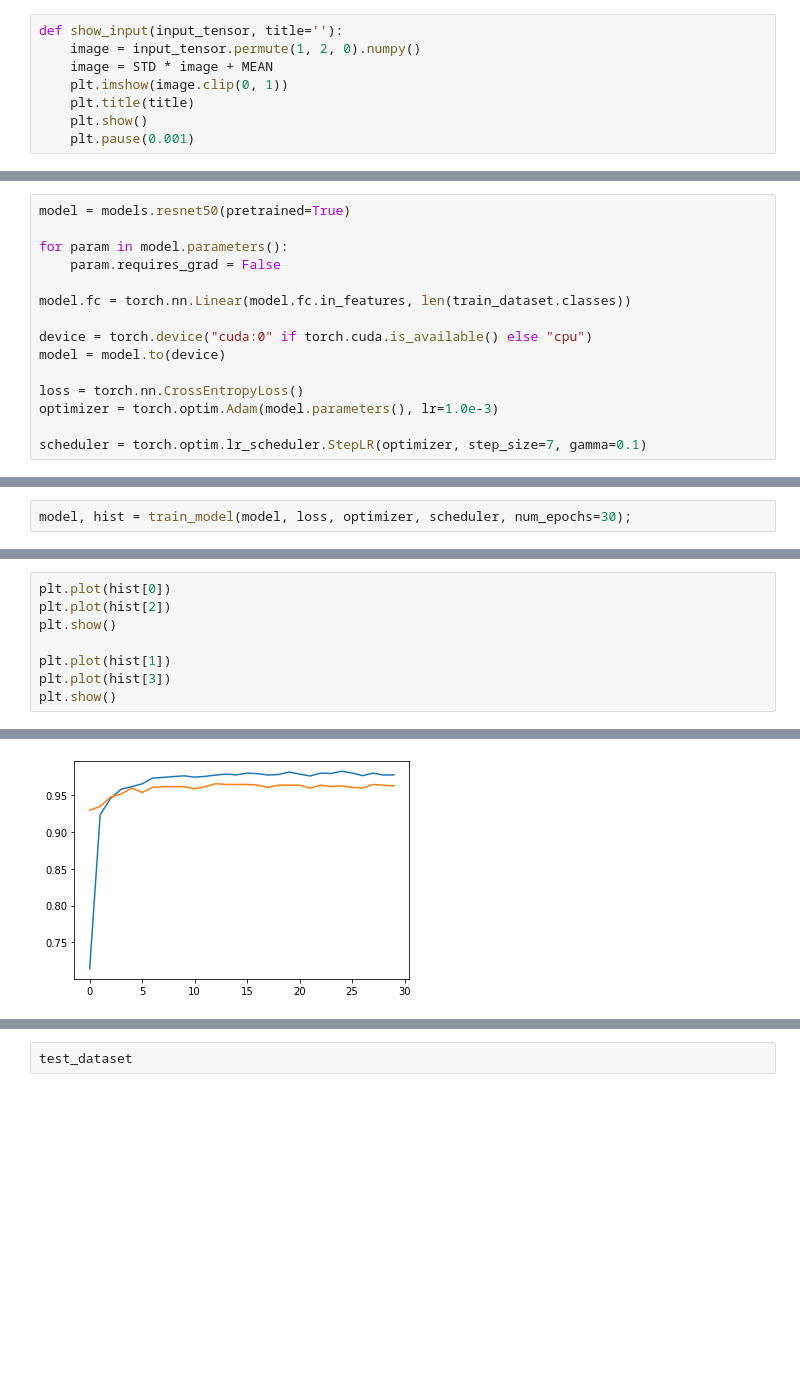
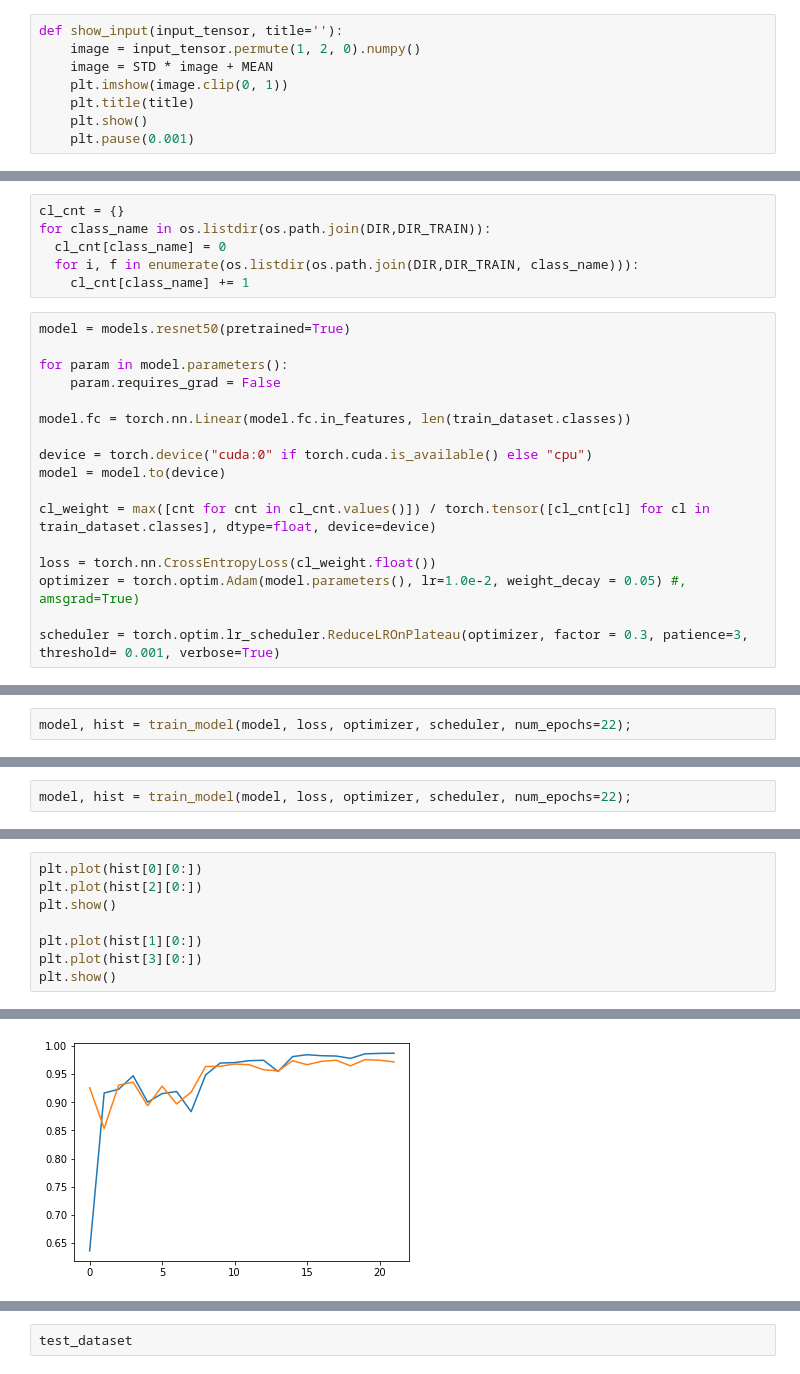
Before and after one commit to MihailMV/Fruits-and-vegetables, a Jupyter notebook: NN_fruits_and_vegetables.ipynb, the cells around one changed output, grey strips where cells are left out. Cells and saved outputs as stored; diff of their text form; blank space fills up the shorter version.

```diff
--- a/NN_fruits_and_vegetables.ipynb
+++ b/NN_fruits_and_vegetables.ipynb
@@ -127,6 +131,12 @@ def train_model(model, loss, optimizer, scheduler, num_epochs):
     hist_acc_val.append(acc_val.item())
 
   return model, [hist_loss_train,hist_acc_train,hist_loss_val,hist_acc_val]
+# %%
+cl_cnt = {}
+for class_name in os.listdir(os.path.join(DIR,DIR_TRAIN)):
+  cl_cnt[class_name] = 0
+  for i, f in enumerate(os.listdir(os.path.join(DIR,DIR_TRAIN, class_name))):
+    cl_cnt[class_name] += 1
 # %%
 model = models.resnet50(pretrained=True)
 
@@ -138,7 +148,9 @@ model.fc = torch.nn.Linear(model.fc.in_features, len(train_dataset.classes))
 device = torch.device("cuda:0" if torch.cuda.is_available() else "cpu")
 model = model.to(device)
 
-loss = torch.nn.CrossEntropyLoss()
-optimizer = torch.optim.Adam(model.parameters(), lr=1.0e-3)
+cl_weight = max([cnt for cnt in cl_cnt.values()]) / torch.tensor([cl_cnt[cl] for cl in train_dataset.classes], dtype=float, device=device)
 
-scheduler = torch.optim.lr_scheduler.StepLR(optimizer, step_size=7, gamma=0.1)
+loss = torch.nn.CrossEntropyLoss(cl_weight.float())
+optimizer = torch.optim.Adam(model.parameters(), lr=1.0e-2, weight_decay = 0.05) #, amsgrad=True)
+
+scheduler = torch.optim.lr_scheduler.ReduceLROnPlateau(optimizer, factor = 0.3, patience=3, threshold= 0.001, verbose=True)
@@ -145,3 +159,3 @@ scheduler = torch.optim.lr_scheduler.StepLR(optimizer, step_size=7, gamma=0.1)
 # %%
-model, hist = train_model(model, loss, optimizer, scheduler, num_epochs=30);
+model, hist = train_model(model, loss, optimizer, scheduler, num_epochs=22);
 # %% [output]
@@ -160,0 +179,2 @@ Epoch 11/29: Train: Loss: 0.1134, Acc: 0.9756   Val: Loss: 0.1296, Acc: 0.9617
+# %%
+model, hist = train_model(model, loss, optimizer, scheduler, num_epochs=22);
@@ -161,9 +210,9 @@ Epoch 11/29: Train: Loss: 0.1134, Acc: 0.9756   Val: Loss: 0.1296, Acc: 0.9617
 # %%
-plt.plot(hist[0])
-plt.plot(hist[2])
+plt.plot(hist[0][0:])
+plt.plot(hist[2][0:])
 plt.show()
 
-plt.plot(hist[1])
-plt.plot(hist[3])
+plt.plot(hist[1][0:])
+plt.plot(hist[3][0:])
 plt.show()
 # %% [output]
@@ -171,4 +220,4 @@ plt.show()
-[figure, old version]
+[figure, new version]
 # %%
 test_dataset = torchvision.datasets.ImageFolder(os.path.join(DIR,DIR_TEST), val_transforms)
 
```
Also changed, not shown: parts of 12 cells of this notebook.
